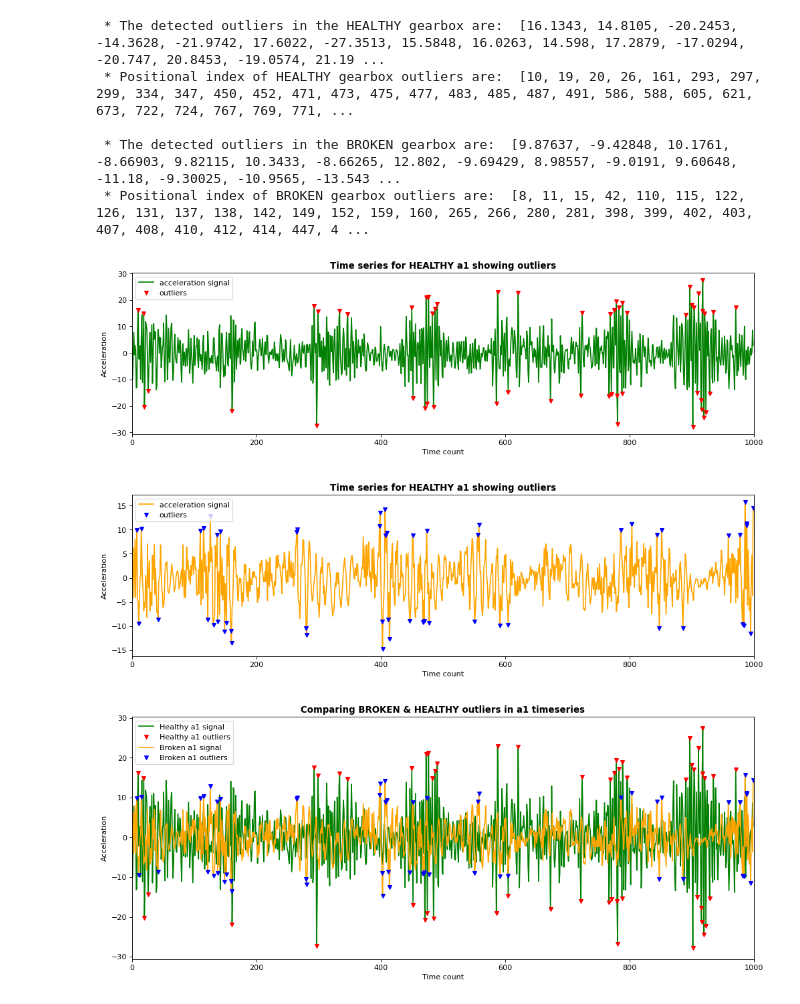
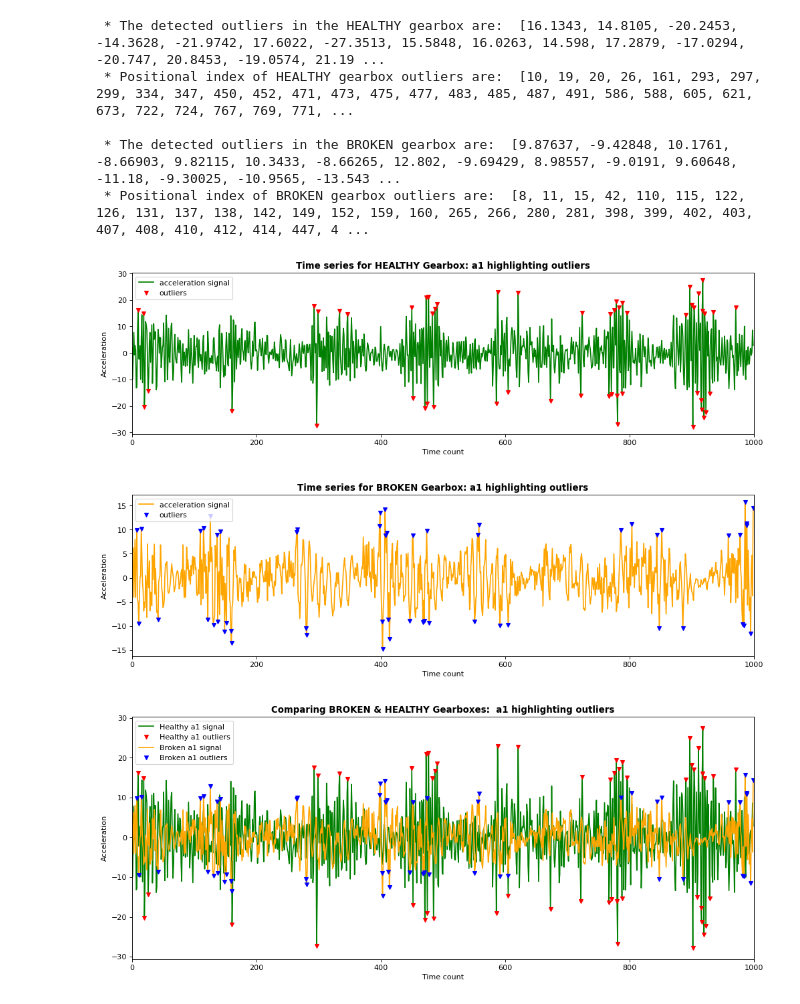
Before and after one commit to therobotacademy/kaggle-anomaly-detection, a Jupyter notebook: data/Zscore.GearboxFault-anomaly_detection.ipynb, the cells around one changed output. Cells and saved outputs as stored; diff of their text form; code cells hidden in the pictures.

Commit message:
Zscore.GearboxFault-anomaly_detection.ipynb: clarify titles of time series plots

```diff
--- a/data/Zscore.GearboxFault-anomaly_detection.ipynb
+++ b/data/Zscore.GearboxFault-anomaly_detection.ipynb
@@ -166,19 +166,19 @@ print(" * Positional index of BROKEN gearbox outliers are: ", outliersBroken_ind
 # %%
 figure(figsize=(15, 4), dpi=80)
 
 a1h_index = healthy_dataset.head(size_of_sample).index.values
 plt.plot(a1h_index, a1h, color='green', label='acceleration signal')
 plt.plot(outliersHealthy_index, outliersHealthy, 'v', color='red', label='outliers')
 
 plt.xlabel('Time count')
 plt.xlim(0,size_of_sample)
 plt.ylabel('Acceleration')
 
 plt.legend(loc="upper left")
-plt.title('Time series for HEALTHY a1 showing outliers', fontweight ="bold")
+plt.title('Time series for HEALTHY Gearbox: a1 highlighting outliers', fontweight ="bold")
 plt.show()
 # %% [output]
-[figure, old version]
+[figure, new version]
 # %%
 figure(figsize=(15, 4), dpi=80)
 
@@ -191,10 +191,10 @@ plt.xlim(0,size_of_sample)
 plt.ylabel('Acceleration')
 
 plt.legend(loc="upper left")
-plt.title('Time series for HEALTHY a1 showing outliers', fontweight ="bold")
+plt.title('Time series for BROKEN Gearbox: a1 highlighting outliers', fontweight ="bold")
 plt.show()
 # %% [output]
-[figure, old version]
+[figure, new version]
 # %%
 figure(figsize=(15, 6), dpi=80)
 
@@ -210,7 +210,7 @@ plt.xlim(0,size_of_sample)
 plt.ylabel('Acceleration')
 
 plt.legend(loc="upper left")
-plt.title('Comparing BROKEN & HEALTHY outliers in a1 timeseries', fontweight ="bold")
+plt.title('Comparing BROKEN & HEALTHY Gearboxes:  a1 highlighting outliers', fontweight ="bold")
 plt.show()
 # %% [output]
-[figure, old version]
+[figure, new version]
```
